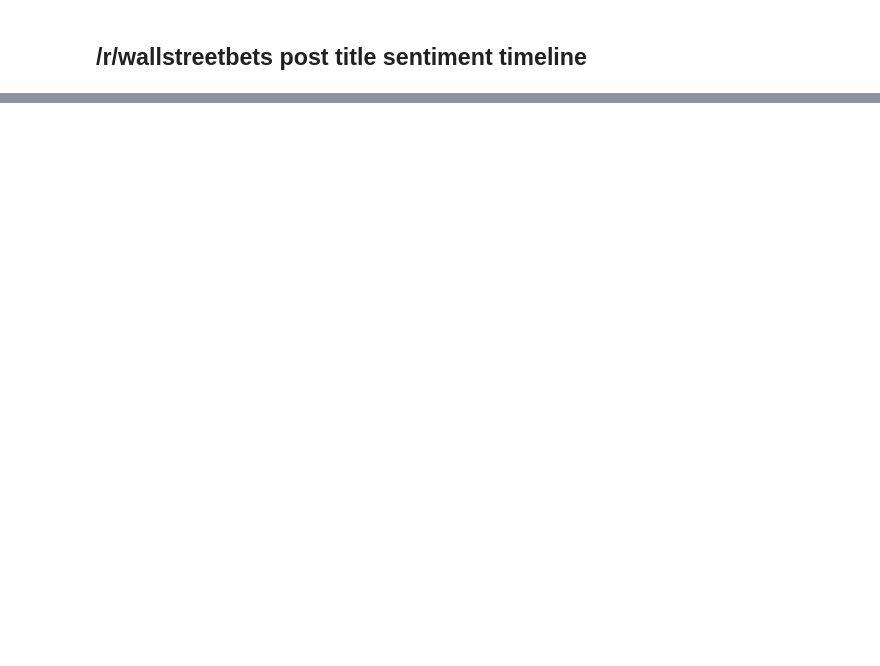
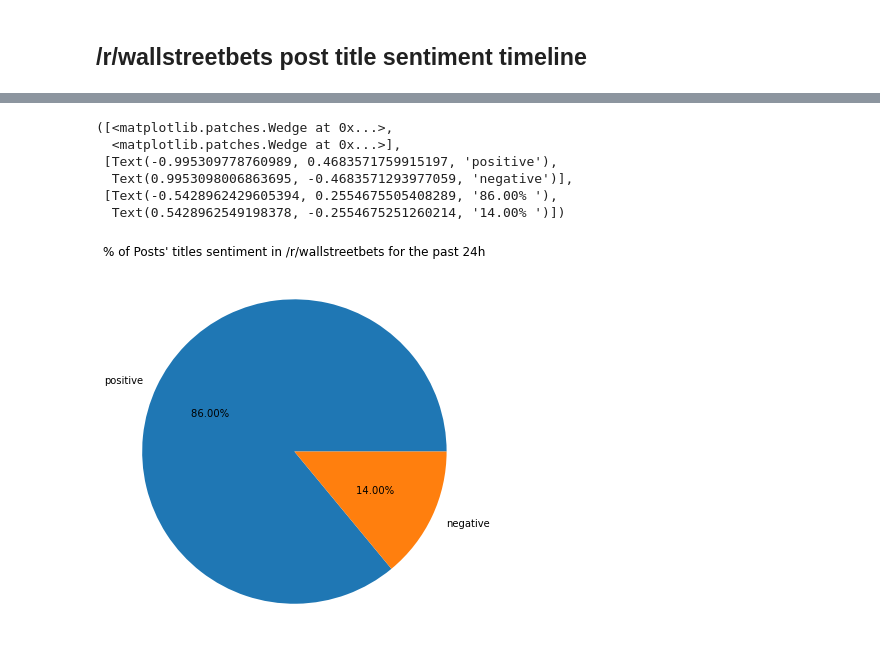
Before and after one commit to rielleriri/FAHedgeHog, a Jupyter notebook: notebooks/Dashboard.ipynb, the cells around one changed output, grey strips where cells are left out. Drawn from its saved outputs; the diff is of its cells as text; code cells hidden in the pictures; blank space fills up the shorter version.

```diff
--- a/notebooks/Dashboard.ipynb
+++ b/notebooks/Dashboard.ipynb
@@ -199,6 +201,25 @@ px.scatter(df, x="date",
           )
 # %% [output]
 [interactive output not drawn]
+# %%
+df1 = df.sentiment.str.split(expand=True).stack().value_counts()
+fig = plt.figure(figsize =(10, 7))
+def make_autopct(values):
+    def my_autopct(pct):
+        total = sum(values)
+        val = int(round(pct*total/100.0))
+        return '{p:.2f}% '.format(p=pct)
+    return my_autopct
+plt.title(f"% of Posts' titles sentiment in /r/{SUBREDDIT_OF_INTEREST} for the past {TIMEFRAME}")
+plt.pie(df1, labels=df1.index, autopct=make_autopct(df1))
+# %% [output]
+([<matplotlib.patches.Wedge at 0x...>,
+  <matplotlib.patches.Wedge at 0x...>],
+ [Text(-0.995309778760989, 0.4683571759915197, 'positive'),
+  Text(0.9953098006863695, -0.4683571293977059, 'negative')],
+ [Text(-0.5428962429605394, 0.2554675505408289, '86.00% '),
+  Text(0.5428962549198378, -0.2554675251260214, '14.00% ')])
+[figure, added]
 # %%
 data = get_pushshift_data(data_type="submission", after=TIMEFRAME, size=500, sort_type="score", sort="desc", subreddit=SUBREDDIT_OF_INTEREST).get("data")
 df = pandas.DataFrame.from_records(data)[["title", "selftext", "created_utc","permalink"]]
```
Also changed, not shown: parts of 5 cells of this notebook.
